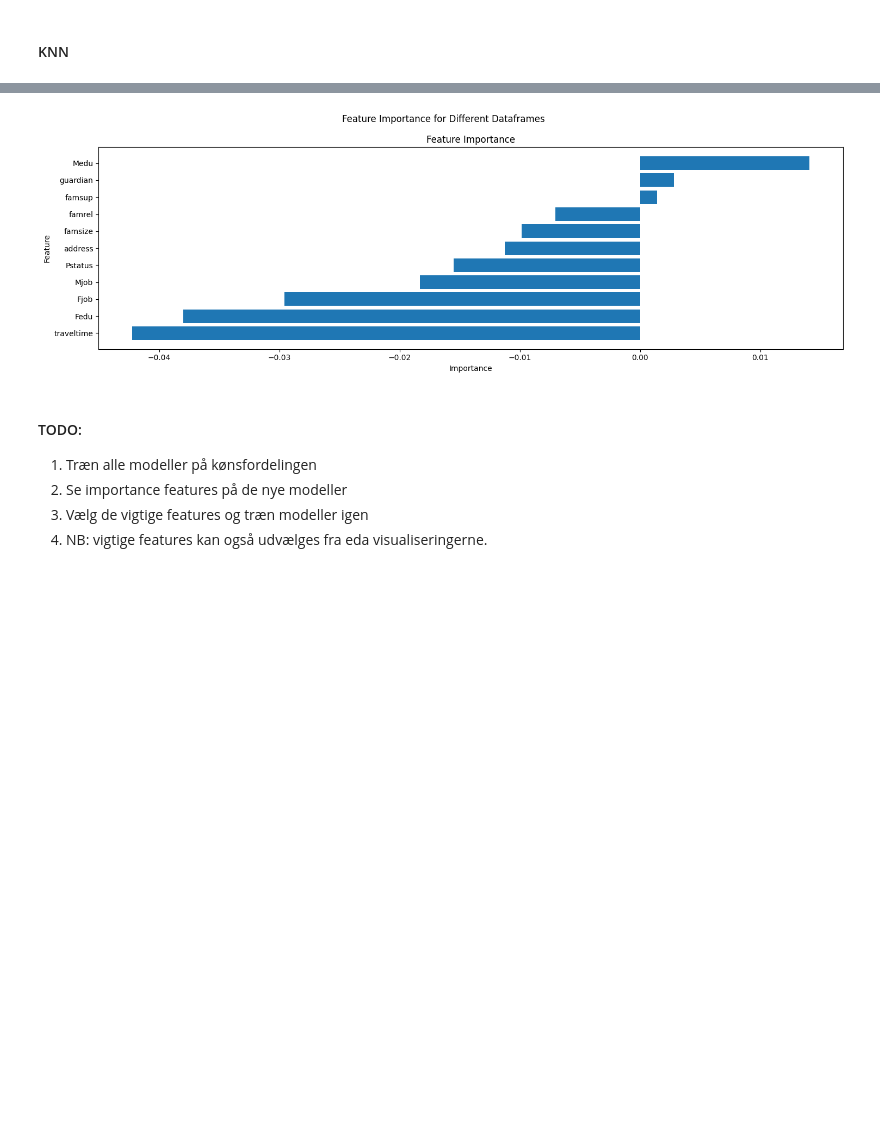
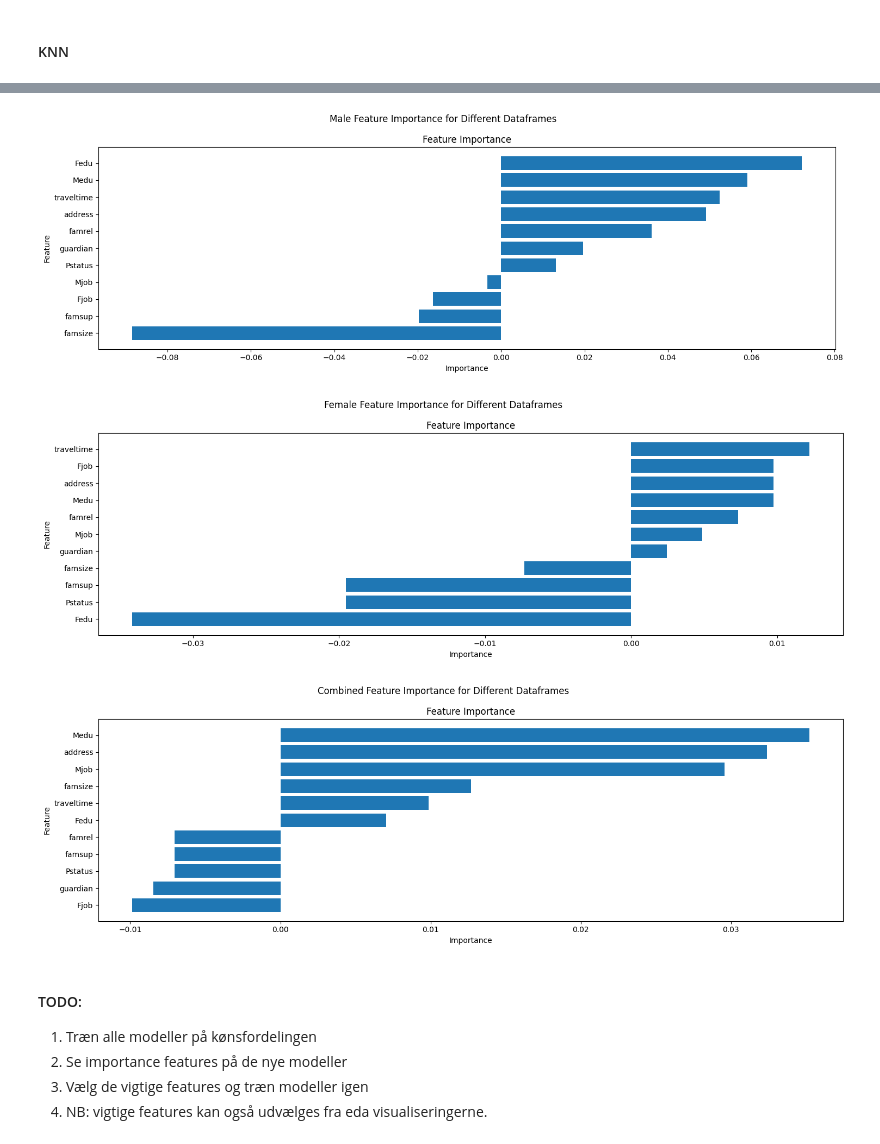
Before and after one commit to Alaa0129/datamining, a Jupyter notebook: Assignment 2/Modelling.ipynb, the cells around one changed output, grey strips where cells are left out. Drawn from its saved outputs; the diff is of its cells as text; code cells hidden in the pictures; blank space fills up the shorter version.

```diff
--- a/Assignment 2/Modelling.ipynb
+++ b/Assignment 2/Modelling.ipynb
@@ -240,4 +264,4 @@ for s, p in zip(splitList, rf_predictions):
 # %%
-for s, m in zip(splitList, rf_models[1]):
+for s, m in zip(splitList, rf_feature_importance):
     plot_feature_importance(m, extraTitle=returnGender(s))
 # %% [output]
@@ -249,9 +273,7 @@ for s, m in zip(splitList, rf_models[1]):
 # %%
 knn = KNeighborsClassifier(n_neighbors=5, metric='euclidean', weights='distance')
 
-knn_models = scalerFitModel(knn)
-knn_predictions = predictModel(knn)
-knn_evals = evaluateModel(knn_models[0])
-knn_evals
+knn_results, knn_feature_importance, knn_predictions = scalerFitModel(knn)
+knn_results
 # %% [output]
 [{'Model': 'KNeighborsClassifier',
@@ -283,4 +305,4 @@ for s, p in zip(splitList, knn_predictions):
 # %%
-for s, m in zip(splitList, knn_models[1]):
+for s, m in zip(splitList, knn_feature_importance):
     plot_feature_importance(m, extraTitle=returnGender(s))
 # %% [output]
@@ -290,9 +312,7 @@ for s, m in zip(splitList, knn_models[1]):
 # %%
 nn = MLPClassifier(hidden_layer_sizes=(100, 100, 100), max_iter=10000, activation='logistic', solver='lbfgs', learning_rate='adaptive')
 
-nn_models = scalerFitModel(nn)
-nn_predictions = predictModel(nn)
-nn_evals = evaluateModel(nn_models[0])
-nn_evals
+nn_results, nn_feature_importance, nn_predictions = scalerFitModel(nn)
+nn_results
 # %% [output]
 [{'Model': 'MLPClassifier',
@@ -324,8 +344,10 @@ for s, p in zip(splitList, nn_predictions):
 # %%
-for s, m in zip(splitList, nn_models[1]):
+for s, m in zip(splitList, nn_feature_importance):
     plot_feature_importance(m, extraTitle=returnGender(s))
 # %% [output]
-[figure, old version]
+[figure, new version]
+[figure, added]
+[figure, added]
 # %% [markdown]
 #### TODO:
 1. Træn alle modeller på kønsfordelingen
```
Also changed, not shown: parts of 18 cells of this notebook, 2 other files.
